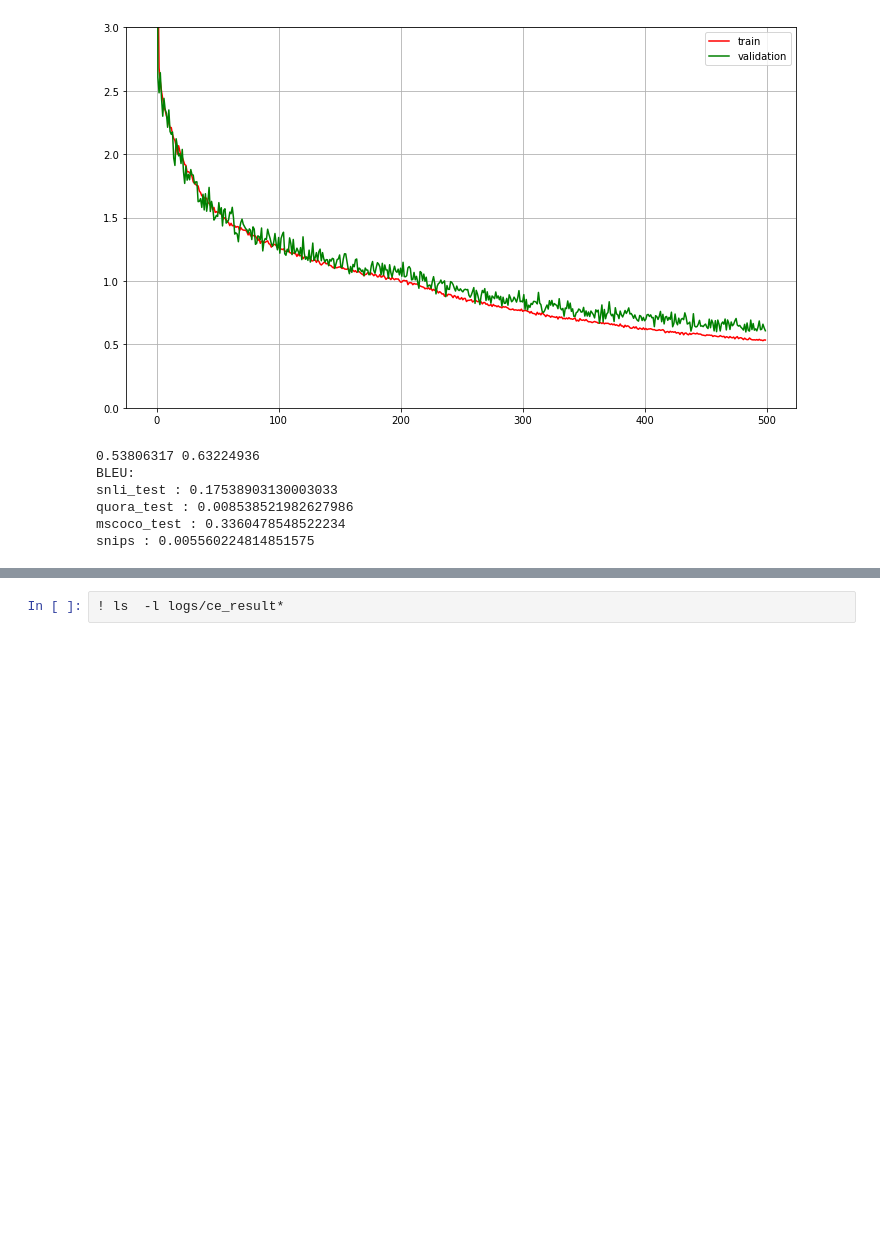
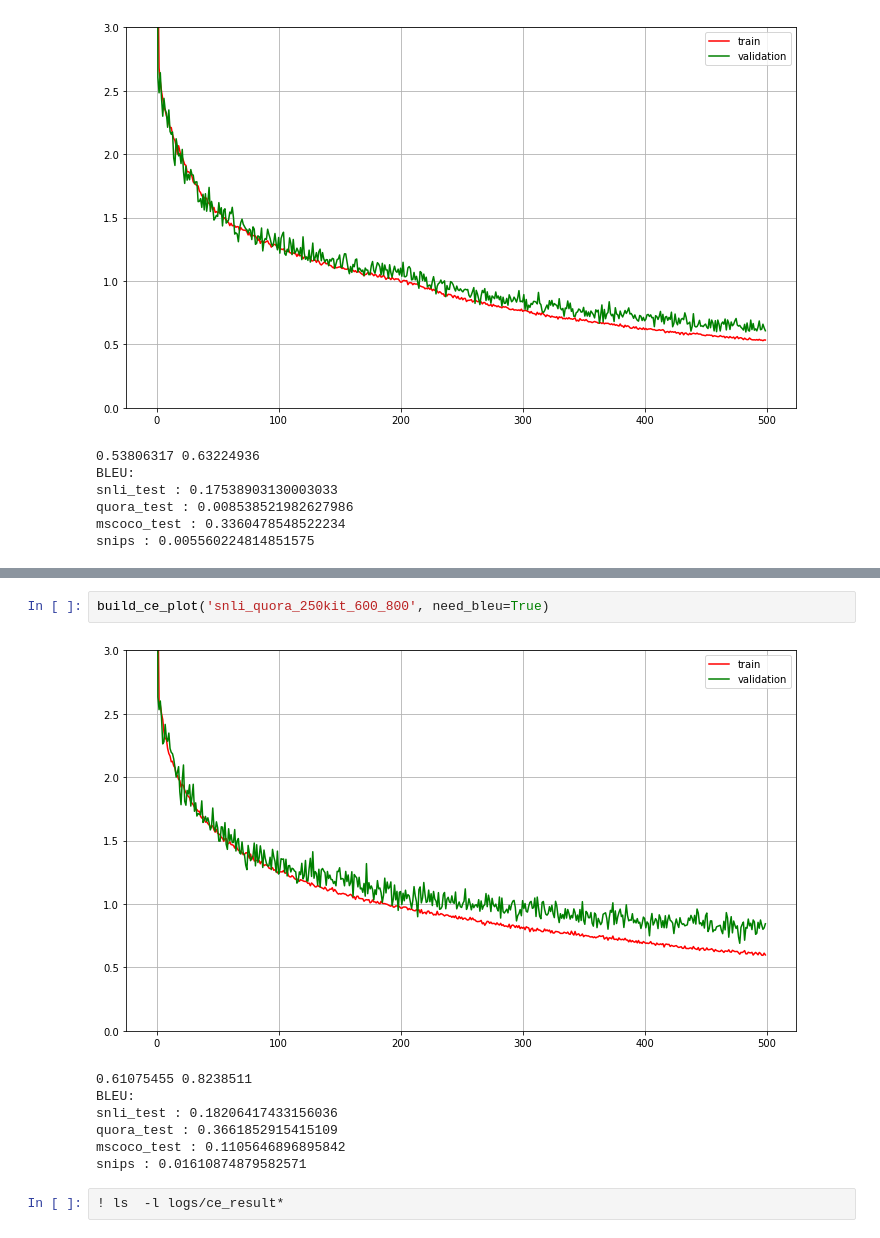
Before and after one commit to ale3otik/paraphrases-generator, a Jupyter notebook: plotter.ipynb, the cells around one changed output, grey strips where cells are left out. Drawn from its saved outputs; the diff is of its cells as text; blank space fills up the shorter version.

```diff
--- a/plotter.ipynb
+++ b/plotter.ipynb
@@ -228,3 +238,13 @@ snips : 0.005560224814851575
+# %%
+build_ce_plot('snli_quora_250kit_600_800', need_bleu=True)
+# %% [output]
+[figure, added]
+0.61075455 0.8238511
+BLEU:
+snli_test : 0.18206417433156036
+quora_test : 0.3661852915415109
+mscoco_test : 0.1105646896895842
+snips : 0.01610874879582571
 # %%
 ! ls  -l logs/ce_result*
 # %% [output]
```
Also changed, not shown: parts of 1 cell of this notebook, 24 other files.
